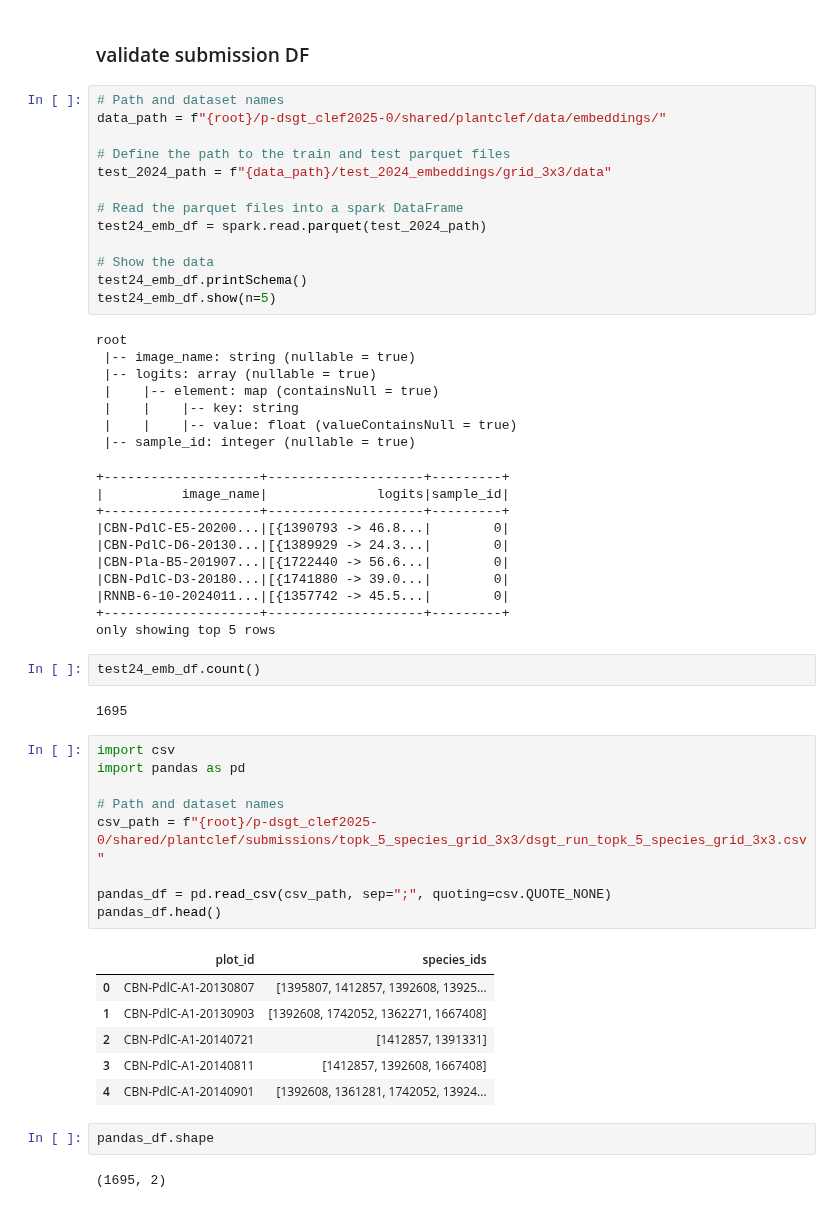
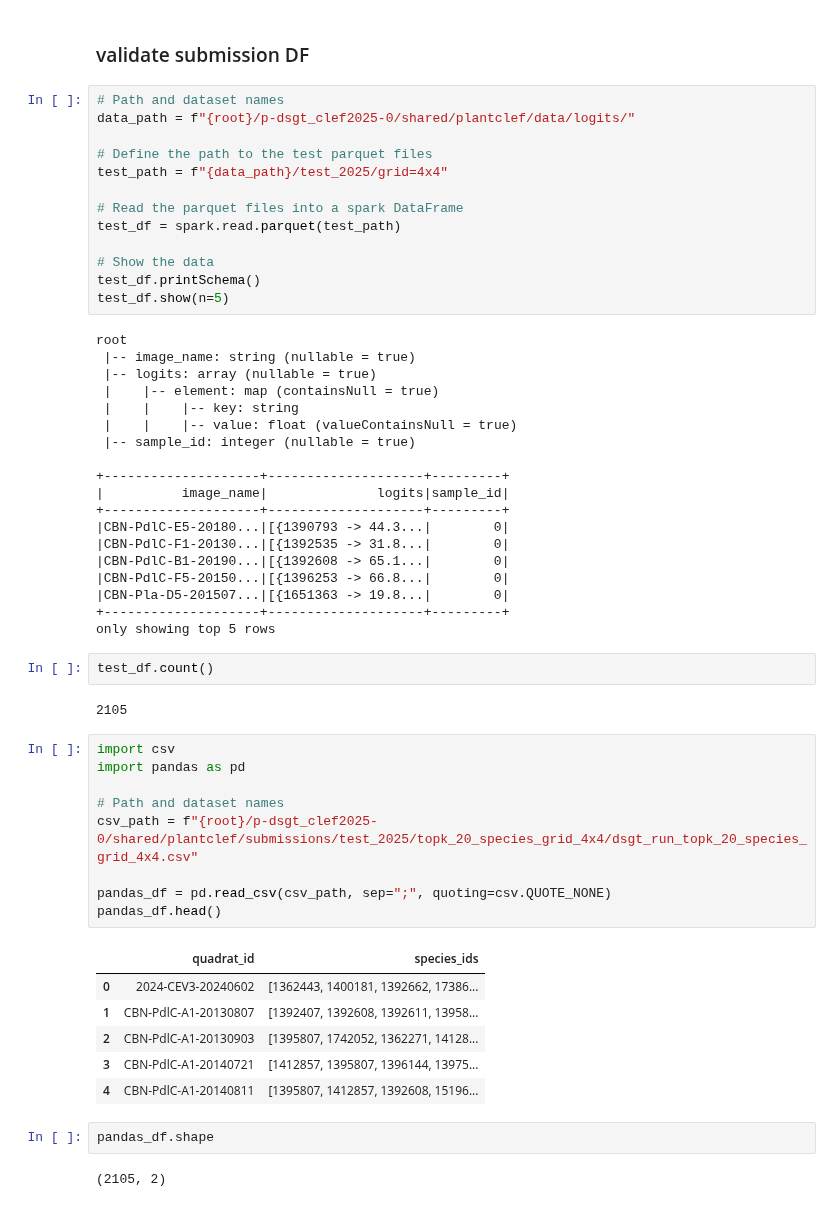
Before and after one commit to dsgt-arc/plantclef-2025, a Jupyter notebook: notebooks/eda/20250223-mg-validate-submission.ipynb, the cells around one changed output. Saved outputs shown, nothing was run; the diff lists cells and outputs as text.

Commit message:
updated classification workflow and submission for the 2025 competition

```diff
--- a/notebooks/eda/20250223-mg-validate-submission.ipynb
+++ b/notebooks/eda/20250223-mg-validate-submission.ipynb
@@ -27,17 +27,17 @@ Sun Feb 23 09:20:24 AM EST 2025
 ### validate submission DF
 # %%
 # Path and dataset names
-data_path = f"{root}/p-dsgt_clef2025-0/shared/plantclef/data/embeddings/"
+data_path = f"{root}/p-dsgt_clef2025-0/shared/plantclef/data/logits/"
 
-# Define the path to the train and test parquet files
-test_2024_path = f"{data_path}/test_2024_embeddings/grid_3x3/data"
+# Define the path to the test parquet files
+test_path = f"{data_path}/test_2025/grid=4x4"
 
 # Read the parquet files into a spark DataFrame
-test24_emb_df = spark.read.parquet(test_2024_path)
+test_df = spark.read.parquet(test_path)
 
 # Show the data
-test24_emb_df.printSchema()
-test24_emb_df.show(n=5)
+test_df.printSchema()
+test_df.show(n=5)
 # %% [output]
 root
  |-- image_name: string (nullable = true)
@@ -46,37 +46,38 @@ root
  |    |    |-- key: string
  |    |    |-- value: float (valueContainsNull = true)
  |-- sample_id: integer (nullable = true)
+
++--------------------+--------------------+---------+
+|          image_name|              logits|sample_id|
++--------------------+--------------------+---------+
+|CBN-PdlC-E5-20180...|[{1390793 -> 44.3...|        0|
+|CBN-PdlC-F1-20130...|[{1392535 -> 31.8...|        0|
+|CBN-PdlC-B1-20190...|[{1392608 -> 65.1...|        0|
+|CBN-PdlC-F5-20150...|[{1396253 -> 66.8...|        0|
+|CBN-Pla-D5-201507...|[{1651363 -> 19.8...|        0|
++--------------------+--------------------+---------+
+only showing top 5 rows
-+--------------------+--------------------+---------+
-|          image_name|              logits|sample_id|
-+--------------------+--------------------+---------+
-|CBN-PdlC-E5-20200...|[{1390793 -> 46.8...|        0|
-|CBN-PdlC-D6-20130...|[{1389929 -> 24.3...|        0|
-|CBN-Pla-B5-201907...|[{1722440 -> 56.6...|        0|
-|CBN-PdlC-D3-20180...|[{1741880 -> 39.0...|        0|
-|RNNB-6-10-2024011...|[{1357742 -> 45.5...|        0|
-+--------------------+--------------------+---------+
-only showing top 5 rows
 # %%
-test24_emb_df.count()
+test_df.count()
 # %% [output]
-1695
+2105
 # %%
 import csv
 import pandas as pd
 
 # Path and dataset names
-csv_path = f"{root}/p-dsgt_clef2025-0/shared/plantclef/submissions/topk_5_species_grid_3x3/dsgt_run_topk_5_species_grid_3x3.csv"
+csv_path = f"{root}/p-dsgt_clef2025-0/shared/plantclef/submissions/test_2025/topk_20_species_grid_4x4/dsgt_run_topk_20_species_grid_4x4.csv"
 
 pandas_df = pd.read_csv(csv_path, sep=";", quoting=csv.QUOTE_NONE)
 pandas_df.head()
 # %% [output]
-|  | plot_id | species_ids |
-| 0 | CBN-PdlC-A1-20130807 | [1395807, 1412857, 1392608, 13925... |
-| 1 | CBN-PdlC-A1-20130903 | [1392608, 1742052, 1362271, 1667408] |
-| 2 | CBN-PdlC-A1-20140721 | [1412857, 1391331] |
-| 3 | CBN-PdlC-A1-20140811 | [1412857, 1392608, 1667408] |
-| 4 | CBN-PdlC-A1-20140901 | [1392608, 1361281, 1742052, 13924... |
+|  | quadrat_id | species_ids |
+| 0 | 2024-CEV3-20240602 | [1362443, 1400181, 1392662, 17386... |
+| 1 | CBN-PdlC-A1-20130807 | [1392407, 1392608, 1392611, 13958... |
+| 2 | CBN-PdlC-A1-20130903 | [1395807, 1742052, 1362271, 14128... |
+| 3 | CBN-PdlC-A1-20140721 | [1412857, 1395807, 1396144, 13975... |
+| 4 | CBN-PdlC-A1-20140811 | [1395807, 1412857, 1392608, 15196... |
 # %%
 pandas_df.shape
 # %% [output]
-(1695, 2)
+(2105, 2)
```
Also changed, not shown: parts of 2 cells of this notebook, 5 other files.
